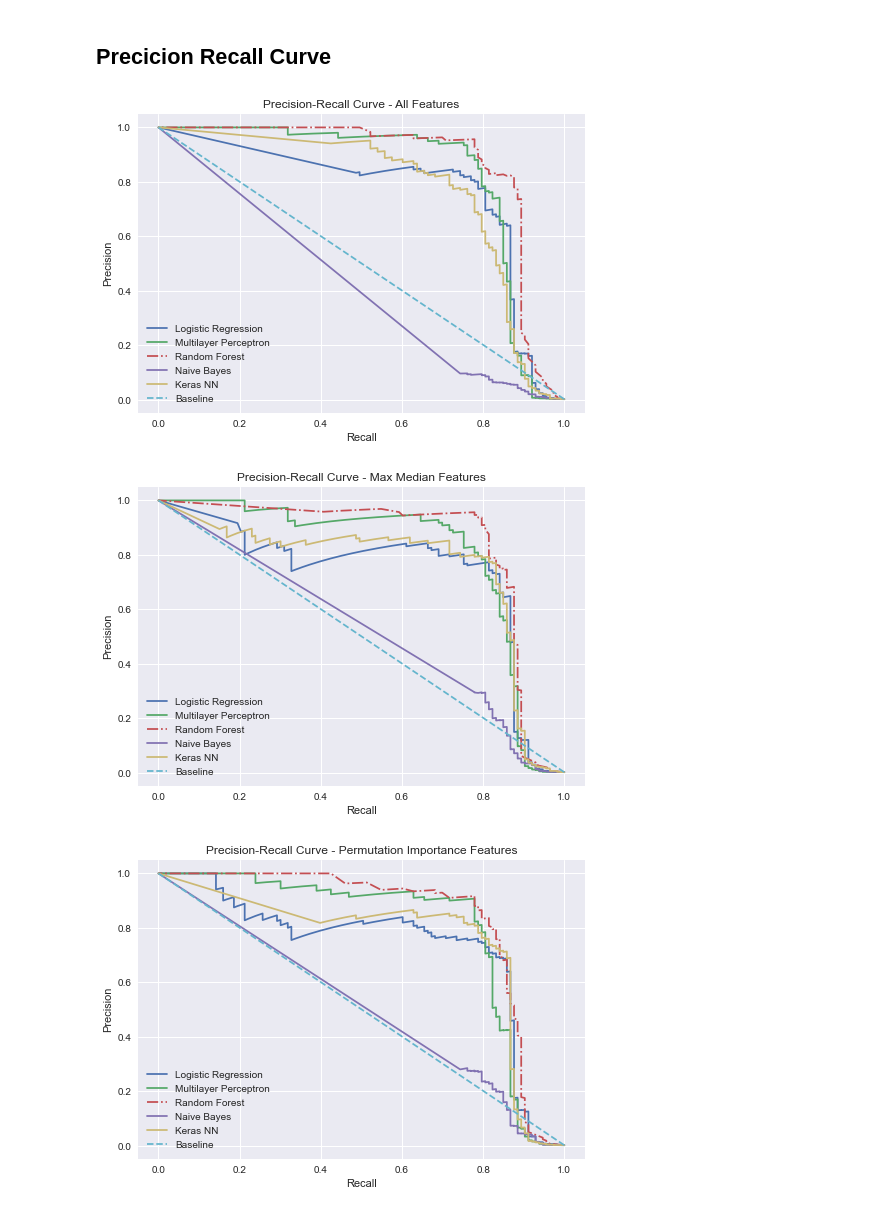
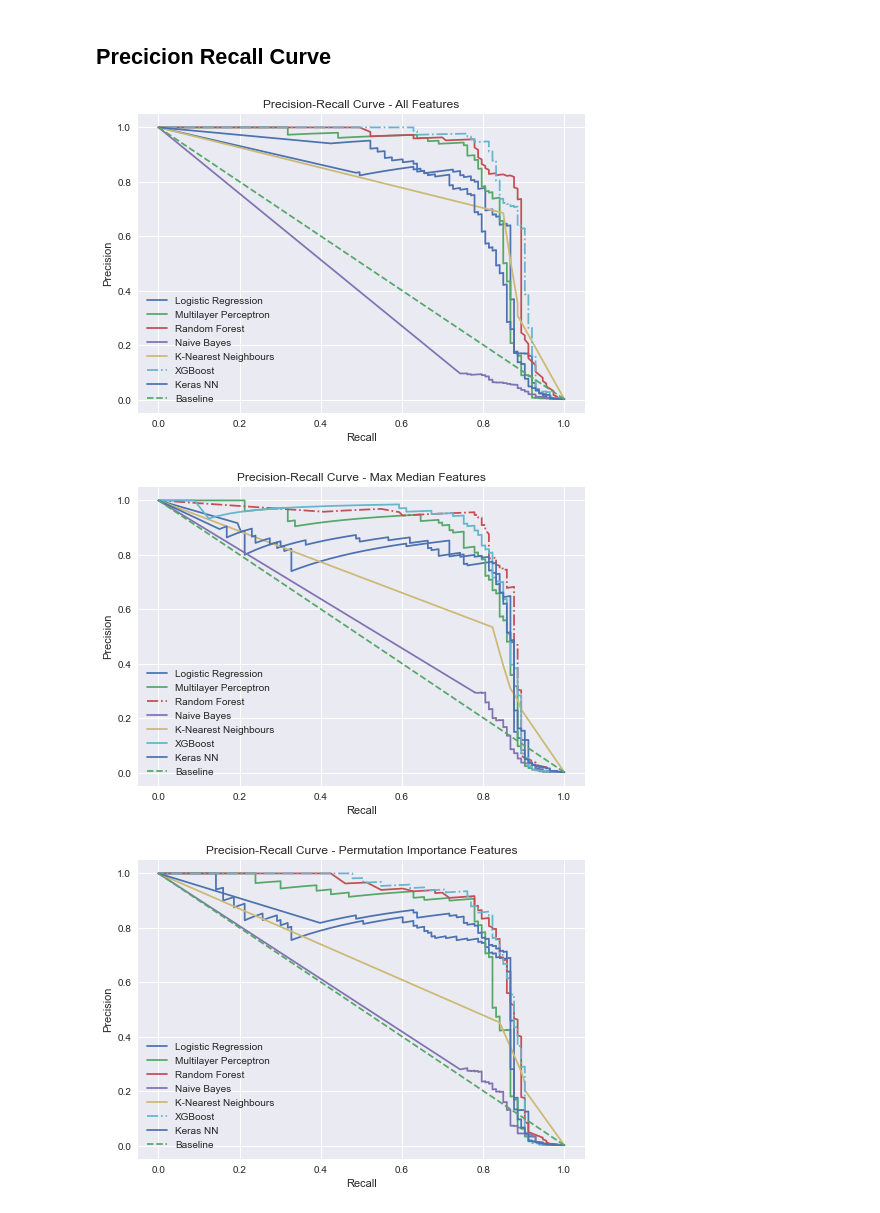
Before and after one commit to bjarnemu/aml2021finalproject, a Jupyter notebook: krog_main.ipynb, the cells around one changed output. Drawn from its saved outputs; the diff is of its cells as text; code cells hidden in the pictures.

Commit message:
More plots

```diff
--- a/krog_main.ipynb
+++ b/krog_main.ipynb
@@ -313,3 +335,5 @@ AUC ROC: 0.9681135214153217
 Average Precision Score: 0.828446364625367
 Mean Score for Metrics: 0.8505443454131871
 ... (3 outputs left out)
+# %%
+xgb_preds = train_on_all_sets(xgb, name="XGBoost")
@@ -315,0 +370,2 @@ Mean Score for Metrics: 0.8505443454131871
+# %%
+knn_preds = train_on_all_sets(knn, name="K-Nearest Neighbours")
@@ -381,6 +463,7 @@ for dataset in datasets:
         histories.append(history)
         accuracies.append(AUC_PR(nn.predict(temp_X_test), temp_y_test))
 
+    nn.fit(temp_X)
     nn_preds[dataset] = nn.predict(temp_X_test)
 
 plt.plot(history.history['loss'], label="loss")
@@ -565,0 +626,2 @@ mlp.get_params()
+# %%
+preds = load_features(filename="sklearn_predictions_old")
@@ -631,27 +713,33 @@ def create_pr_curve(preds, targets, label="", line="", title=""):
 # %%
 create_pr_curve(lrg_preds['all'], y_all_test, label="Logistic Regression")
 create_pr_curve(mlp_preds['all'][:,1], y_all_test, label="Multilayer Perceptron")
-create_pr_curve(rfc_preds['all'], y_all_test, line='-.', label="Random Forest")
+create_pr_curve(rfc_preds['all'], y_all_test, label="Random Forest")
 create_pr_curve(nbc_preds['all'][:,1], y_all_test, label="Naive Bayes")
+create_pr_curve(knn_preds['all'][:,1], y_all_test, label="K-Nearest Neighbours")
+create_pr_curve(xgb_preds['all'][:,1], y_all_test, line='-.', label="XGBoost")
 create_pr_curve(nn_preds['all'], y_all_test, label="Keras NN")
 create_pr_curve(dum_preds['all'], y_all_test, label="Baseline", line='--', title="Precision-Recall Curve - All Features")
 # %% [output]
-[figure, old version]
+[figure, new version]
 # %%
 create_pr_curve(lrg_preds['median'], y_median_test, label="Logistic Regression")
 create_pr_curve(mlp_preds['median'][:,1], y_median_test, label="Multilayer Perceptron")
 create_pr_curve(rfc_preds['median'], y_median_test, line='-.', label="Random Forest")
 create_pr_curve(nbc_preds['median'][:,1], y_median_test, label="Naive Bayes")
+create_pr_curve(knn_preds['median'][:,1], y_median_test, label="K-Nearest Neighbours")
+create_pr_curve(xgb_preds['median'][:,1], y_median_test, label="XGBoost")
 create_pr_curve(nn_preds['median'], y_median_test, label="Keras NN")
 create_pr_curve(dum_preds['median'], y_median_test, label="Baseline", line='--', title="Precision-Recall Curve - Max Median Features")
 # %% [output]
-[figure, old version]
+[figure, new version]
 # %%
 create_pr_curve(lrg_preds['perm'], y_perm_test, label="Logistic Regression")
 create_pr_curve(mlp_preds['perm'][:,1], y_perm_test, label="Multilayer Perceptron")
-create_pr_curve(rfc_preds['perm'], y_perm_test, line='-.', label="Random Forest")
+create_pr_curve(rfc_preds['perm'], y_perm_test, label="Random Forest")
 create_pr_curve(nbc_preds['perm'][:,1], y_perm_test, label="Naive Bayes")
+create_pr_curve(knn_preds['perm'][:,1], y_perm_test, label="K-Nearest Neighbours")
+create_pr_curve(xgb_preds['perm'][:,1], y_perm_test, line='-.', label="XGBoost")
 create_pr_curve(nn_preds['perm'], y_perm_test, label="Keras NN")
 create_pr_curve(dum_preds['perm'], y_perm_test, label="Baseline", line='--', title="Precision-Recall Curve - Permutation Importance Features")
 # %% [output]
-[figure, old version]
+[figure, new version]
```
Also changed, not shown: parts of 26 cells of this notebook, 2 other files.
